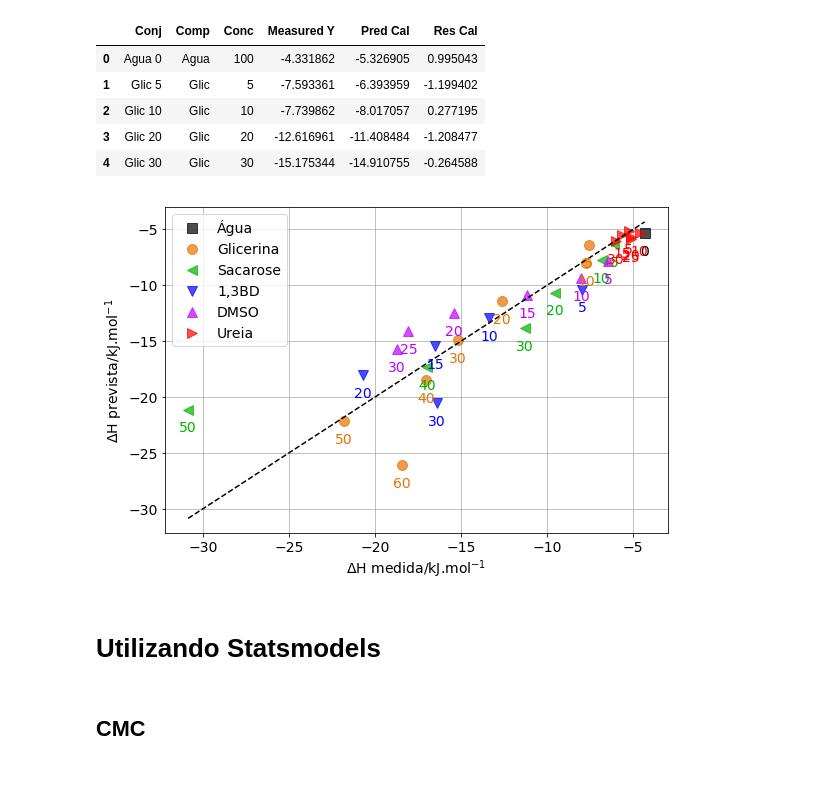
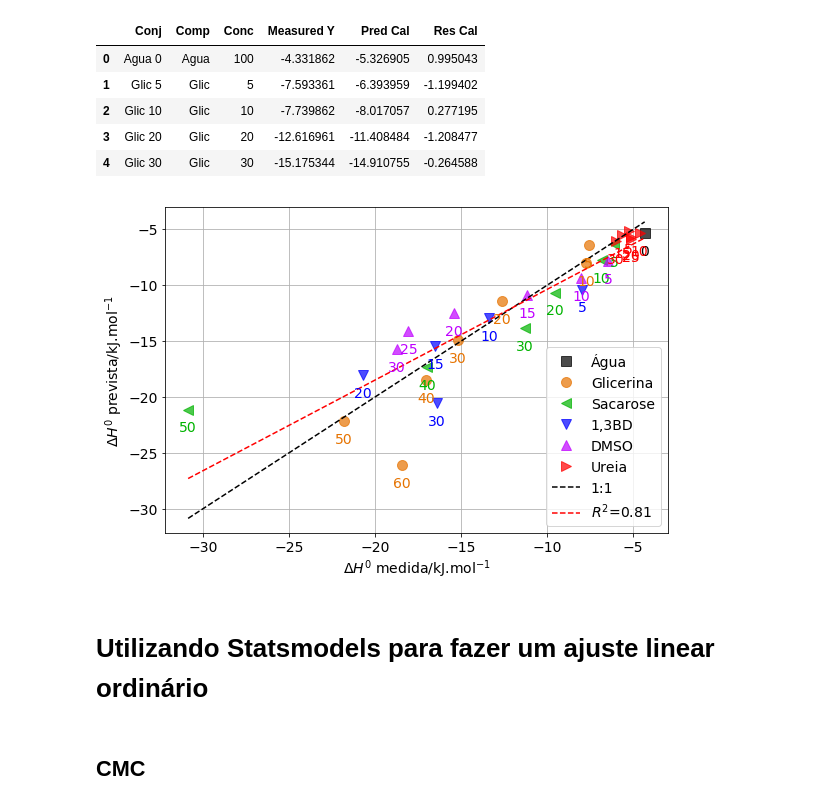
Before and after one commit to KarlClinckspoor/Tese, a Jupyter notebook: imagens/notebooks/Análise multivariada.ipynb, the cells around one changed output. Saved outputs shown, nothing was run; the diff lists cells and outputs as text; code cells hidden in the pictures; blank space fills up the shorter version.

```diff
--- a/imagens/notebooks/Análise multivariada.ipynb
+++ b/imagens/notebooks/Análise multivariada.ipynb
@@ -194,39 +202,48 @@ for comp in pls_pirouette_dh['Comp'].unique():
     mascara = pls_pirouette_dh['Comp'] == comp
     nome = dict_tabela_pls[comp]
     ax.plot(pls_pirouette_dh['Measured Y'][mascara],
            pls_pirouette_dh['Pred Cal'][mascara],
            color=Cores[nome],
            label=nome,
            linewidth=0,
            marker=Simbolos[nome],
            markersize=def_markersize,
            alpha=0.7)
 
-ax.set(xlabel='$\Delta$H medida/kJ.mol$^{-1}$', ylabel='$\Delta$H prevista/kJ.mol$^{-1}$')
+ax.set(xlabel='$\Delta H^0$ medida/kJ.mol$^{-1}$', ylabel='$\Delta H^0$ prevista/kJ.mol$^{-1}$')
 ax.grid()
 
 min_dh = pls_pirouette_dh['Measured Y'].min()
 max_dh = pls_pirouette_dh['Measured Y'].max()
 r = np.linspace(min_dh, max_dh)
-ax.plot(r, r, color='k', ls='--')
-ax.legend()
+ax.plot(r, r, color='k', ls='--', label='1:1')
+
 
 for i, conc in enumerate(pls_pirouette_dh['Conc']):
     comp = dict_tabela_pls[pls_pirouette_dh['Comp'][i]]
     if conc == 100:
         conc = '0'
     ax.text(pls_pirouette_dh['Measured Y'][i],
             pls_pirouette_dh['Pred Cal'][i]-1,
             s=conc,
             color=Cores[comp],
             ha='center',
             va='top')
 
+
+SStot = np.sum( (pls_pirouette_dh['Measured Y'] - pls_pirouette_dh['Measured Y'].mean()) ** 2 )
+chisqr = np.sum( (pls_pirouette_dh['Measured Y'] - pls_pirouette_dh['Pred Cal']) ** 2 )
+R2 = 1 - chisqr/SStot
+
+z = np.polyfit(pls_pirouette_dh['Measured Y'], pls_pirouette_dh['Pred Cal'], 1)
+ax.plot(r, z[0] * r + z[1], color='r', ls='--', label=rf'$R^2$={R2:.2f}')
+ax.legend()
+
 fig.savefig(img_path + r'PLS_dh_pirouette.pdf')
 # %% [output]
-[figure, old version]
+[figure, new version]
 # %% [markdown]
-# Utilizando Statsmodels
+# Utilizando Statsmodels para fazer um ajuste linear ordinário
 # %%
 import statsmodels.formula.api as smf
 import statsmodels.api as sm
```
Also changed, not shown: parts of 32 cells of this notebook, 11 other files.
